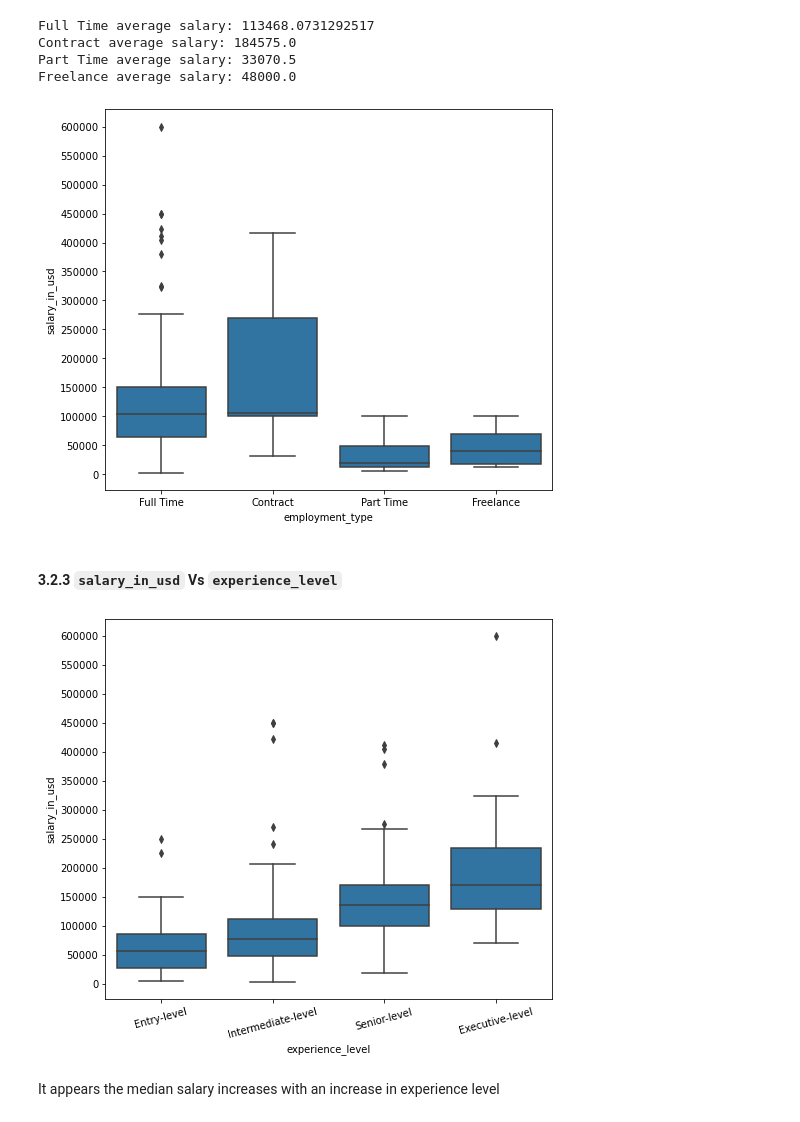
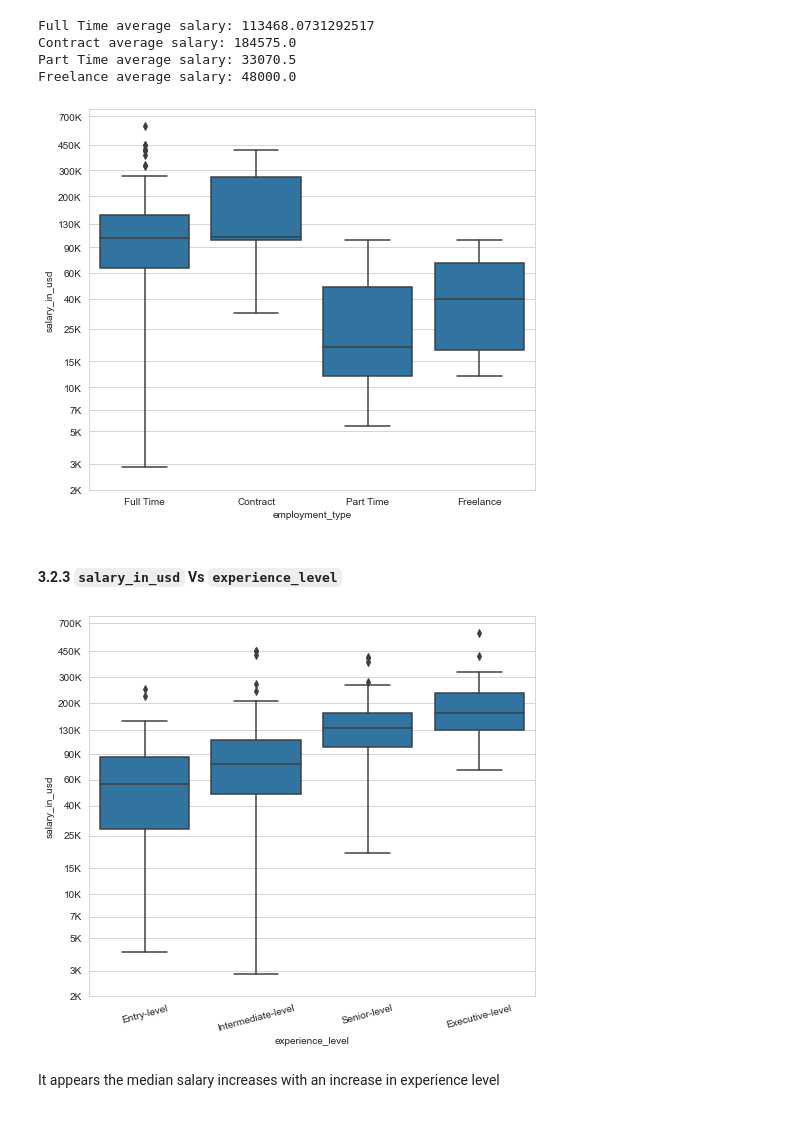
Before and after one commit to Wa2hingt0n/Data_Analytics, a Jupyter notebook: data_science_salaries/Data Science Salaries.ipynb, the cells around one changed output. Saved outputs shown, nothing was run; the diff lists cells and outputs as text; code cells hidden in the pictures.

Commit message:
Changed salary axis transformation

```diff
--- a/data_science_salaries/Data Science Salaries.ipynb
+++ b/data_science_salaries/Data Science Salaries.ipynb
@@ -424,8 +439,15 @@ print('2022 average salary: {}'.format(salaries.query('work_year == "2022"')['sa
 2022 average salary: 124522.00628930818
 # %%
 base_color = sb.color_palette()[0]
+#salary_yticks = np.arange(0, 600000 + 50000, 50000)
 
 plt.figure(figsize=[10, 8])
+sb.set_style('whitegrid')
 sb.boxplot(data=salaries, x='work_year', y='salary_in_usd', color=base_color)
-plt.yticks(salary_yticks, [y for y in salary_yticks]);
+#plt.yticks(salary_yticks, [y for y in salary_yticks]);
+
+salary_yticks = [2000, 3000, 5000, 7000, 10000, 15000, 25000, 40000, 60000, 90000, 130000, 200000, 300000, 450000, 700000]
+salary_ytick_labels = ['2K', '3K', '5K', '7K', '10K', '15K', '25K', '40K', '60K', '90K', '130K', '200K', '300K', '450K', '700K']
+plt.yscale('log')
+plt.yticks(salary_yticks, salary_ytick_labels);
 # %% [output]
@@ -450,23 +473,33 @@ Contract average salary: 184575.0
 Part Time average salary: 33070.5
 Freelance average salary: 48000.0
 # %%
-salary_yticks = np.arange(0, 600000 + 50000, 50000)
+#salary_yticks = np.arange(0, 600000 + 50000, 50000)
 plt.figure(figsize=[8, 7])
 sb.boxplot(data=salaries, x='employment_type', y='salary_in_usd', color=base_color)
-plt.yticks(salary_yticks, [y for y in salary_yticks])
+#plt.yticks(salary_yticks, [y for y in salary_yticks])
 plt.xticks([0, 1, 2, 3], ['Full Time', 'Contract', 'Part Time', 'Freelance']);
+
+salary_yticks = [2000, 3000, 5000, 7000, 10000, 15000, 25000, 40000, 60000, 90000, 130000, 200000, 300000, 450000, 700000]
+salary_ytick_labels = ['2K', '3K', '5K', '7K', '10K', '15K', '25K', '40K', '60K', '90K', '130K', '200K', '300K', '450K', '700K']
+plt.yscale('log')
+plt.yticks(salary_yticks, salary_ytick_labels);
 # %% [output]
-[figure, old version]
+[figure, new version]
 # %% [markdown]
 #### 3.2.3 `salary_in_usd` Vs `experience_level`
 # %%
-salary_yticks = np.arange(0, 600000 + 50000, 50000)
+#salary_yticks = np.arange(0, 600000 + 50000, 50000)
 plt.figure(figsize=[8, 7])
 sb.boxplot(data=salaries, x='experience_level', y='salary_in_usd', color=base_color)
-plt.yticks(salary_yticks, [y for y in salary_yticks])
+#plt.yticks(salary_yticks, [y for y in salary_yticks])
 plt.xticks([0, 1, 2, 3], ['Entry-level', 'Intermediate-level', 'Senior-level', 'Executive-level'], rotation=15);
+
+salary_yticks = [2000, 3000, 5000, 7000, 10000, 15000, 25000, 40000, 60000, 90000, 130000, 200000, 300000, 450000, 700000]
+salary_ytick_labels = ['2K', '3K', '5K', '7K', '10K', '15K', '25K', '40K', '60K', '90K', '130K', '200K', '300K', '450K', '700K']
+plt.yscale('log')
+plt.yticks(salary_yticks, salary_ytick_labels);
 # %% [output]
-[figure, old version]
+[figure, new version]
 # %% [markdown]
 It appears the median salary increases with an increase in experience level
 # %% [markdown]
```
Also changed, not shown: parts of 28 cells of this notebook.
